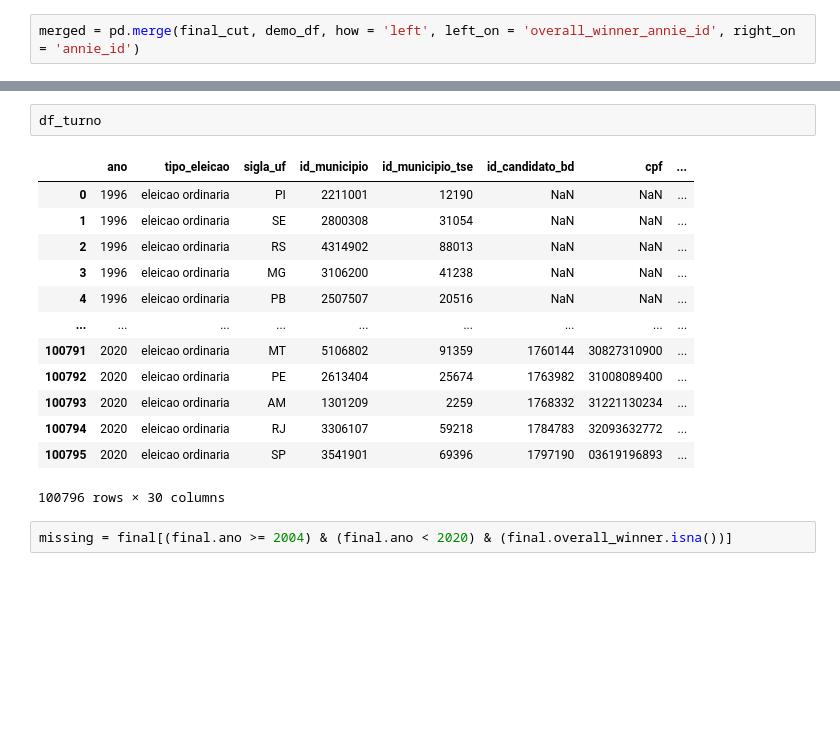
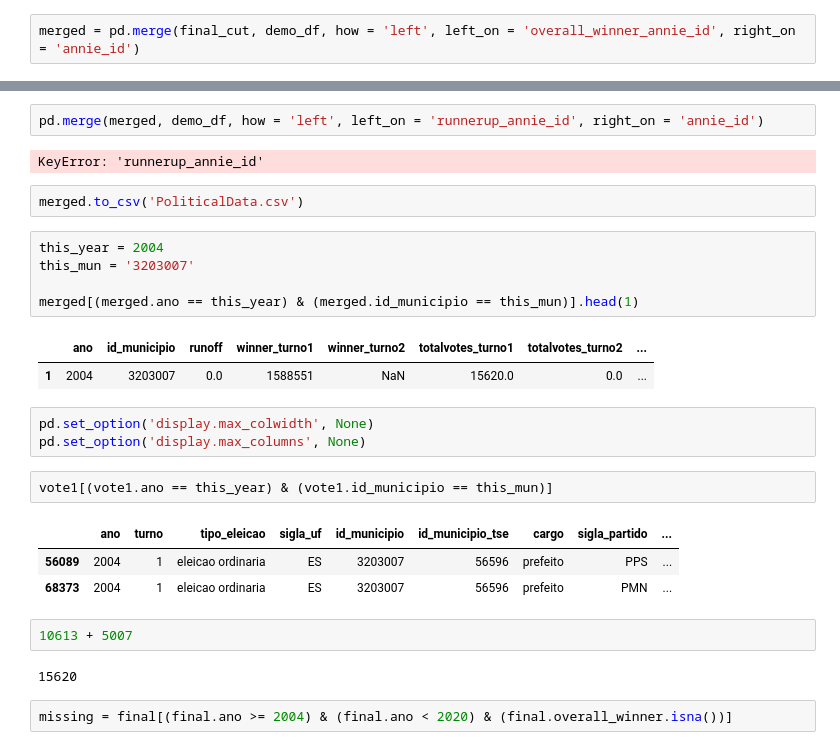
Before and after one commit to aulichney/Deforestation, a Jupyter notebook: DataMerge2023.ipynb, the cells around one changed output, grey strips where cells are left out. Saved outputs shown, nothing was run; the diff lists cells and outputs as text; blank space fills up the shorter version.

Commit message:
political variable calculations update

```diff
--- a/DataMerge2023.ipynb
+++ b/DataMerge2023.ipynb
@@ -737,19 +925,30 @@ merged
-# %%
-df_turno
-# %% [output]
-|  | ano | tipo_eleicao | sigla_uf | id_municipio | id_municipio_tse | id_candidato_bd | cpf | ... |
-| 0 | 1996 | eleicao ordinaria | PI | 2211001 | 12190 | NaN | NaN | ... |
-| 1 | 1996 | eleicao ordinaria | SE | 2800308 | 31054 | NaN | NaN | ... |
-| 2 | 1996 | eleicao ordinaria | RS | 4314902 | 88013 | NaN | NaN | ... |
-| 3 | 1996 | eleicao ordinaria | MG | 3106200 | 41238 | NaN | NaN | ... |
-| 4 | 1996 | eleicao ordinaria | PB | 2507507 | 20516 | NaN | NaN | ... |
-| ... | ... | ... | ... | ... | ... | ... | ... | ... |
-| 100791 | 2020 | eleicao ordinaria | MT | 5106802 | 91359 | 1760144 | 30827310900 | ... |
-| 100792 | 2020 | eleicao ordinaria | PE | 2613404 | 25674 | 1763982 | 31008089400 | ... |
-| 100793 | 2020 | eleicao ordinaria | AM | 1301209 | 2259 | 1768332 | 31221130234 | ... |
-| 100794 | 2020 | eleicao ordinaria | RJ | 3306107 | 59218 | 1784783 | 32093632772 | ... |
-| 100795 | 2020 | eleicao ordinaria | SP | 3541901 | 69396 | 1797190 | 03619196893 | ... |
-100796 rows × 30 columns
+# %%
+pd.merge(merged, demo_df, how = 'left', left_on = 'runnerup_annie_id', right_on = 'annie_id')
+# %% [output]
+KeyError: 'runnerup_annie_id'
+# %%
+merged.to_csv('PoliticalData.csv')
+# %%
+this_year = 2004
+this_mun = '3203007'
+
+merged[(merged.ano == this_year) & (merged.id_municipio == this_mun)].head(1)
+# %% [output]
+|  | ano | id_municipio | runoff | winner_turno1 | winner_turno2 | totalvotes_turno1 | totalvotes_turno2 | ... |
+| 1 | 2004 | 3203007 | 0.0 | 1588551 | NaN | 15620.0 | 0.0 | ... |
+# %%
+pd.set_option('display.max_colwidth', None)
+pd.set_option('display.max_columns', None)
+# %%
+vote1[(vote1.ano == this_year) & (vote1.id_municipio == this_mun)]
+# %% [output]
+|  | ano | turno | tipo_eleicao | sigla_uf | id_municipio | id_municipio_tse | cargo | sigla_partido | ... |
+| 56089 | 2004 | 1 | eleicao ordinaria | ES | 3203007 | 56596 | prefeito | PPS | ... |
+| 68373 | 2004 | 1 | eleicao ordinaria | ES | 3203007 | 56596 | prefeito | PMN | ... |
+# %%
+10613 + 5007
+# %% [output]
+15620
 # %%
 missing = final[(final.ano >= 2004) & (final.ano < 2020) & (final.overall_winner.isna())]
 # %%
```
Also changed, not shown: parts of 33 cells of this notebook.
